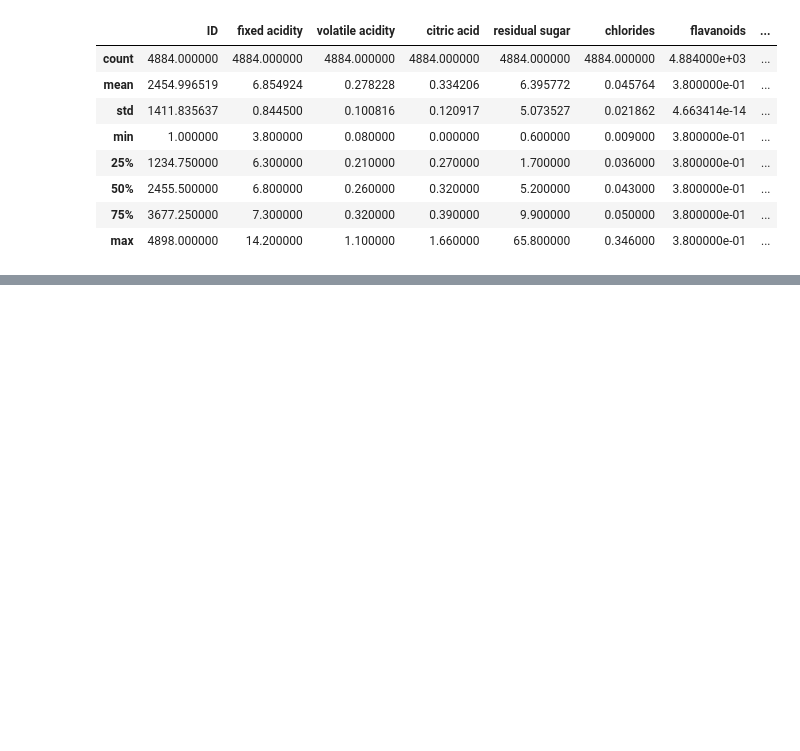
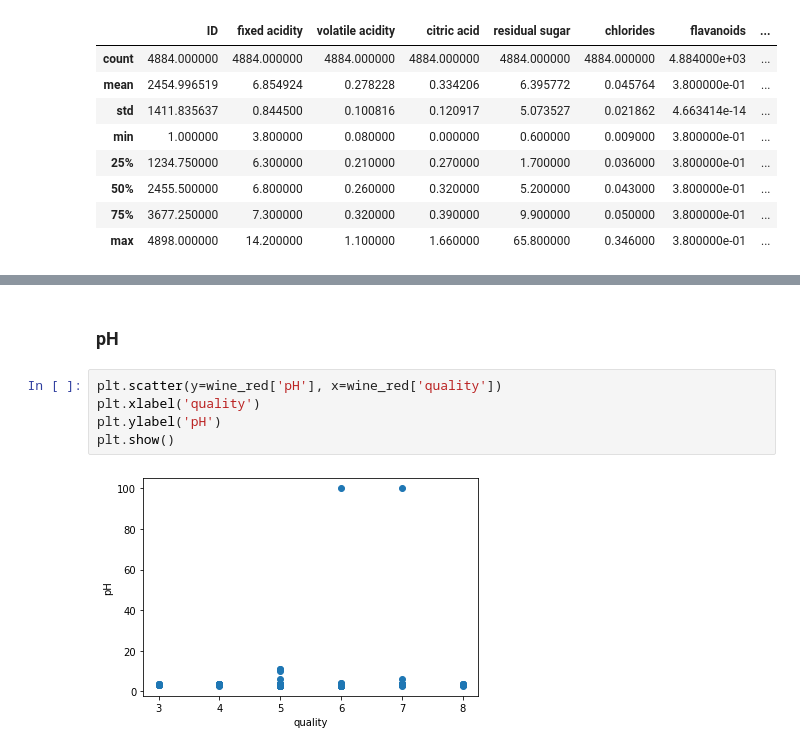
Before and after one commit to proohit/trends-in-ds-team1, a Jupyter notebook: general_exploration.ipynb, the cells around one changed output, grey strips where cells are left out. Cells and saved outputs as stored; diff of their text form; blank space fills up the shorter version.

```diff
--- a/general_exploration.ipynb
+++ b/general_exploration.ipynb
@@ -87,0 +119,9 @@ AttributeError: module 'seaborn' has no attribute 'hist'
+# %% [markdown]
+### pH
+# %%
+plt.scatter(y=wine_red['pH'], x=wine_red['quality'])
+plt.xlabel('quality')
+plt.ylabel('pH')
+plt.show()
+# %% [output]
+[figure, added]
```
Also changed, not shown: parts of 22 cells of this notebook.
